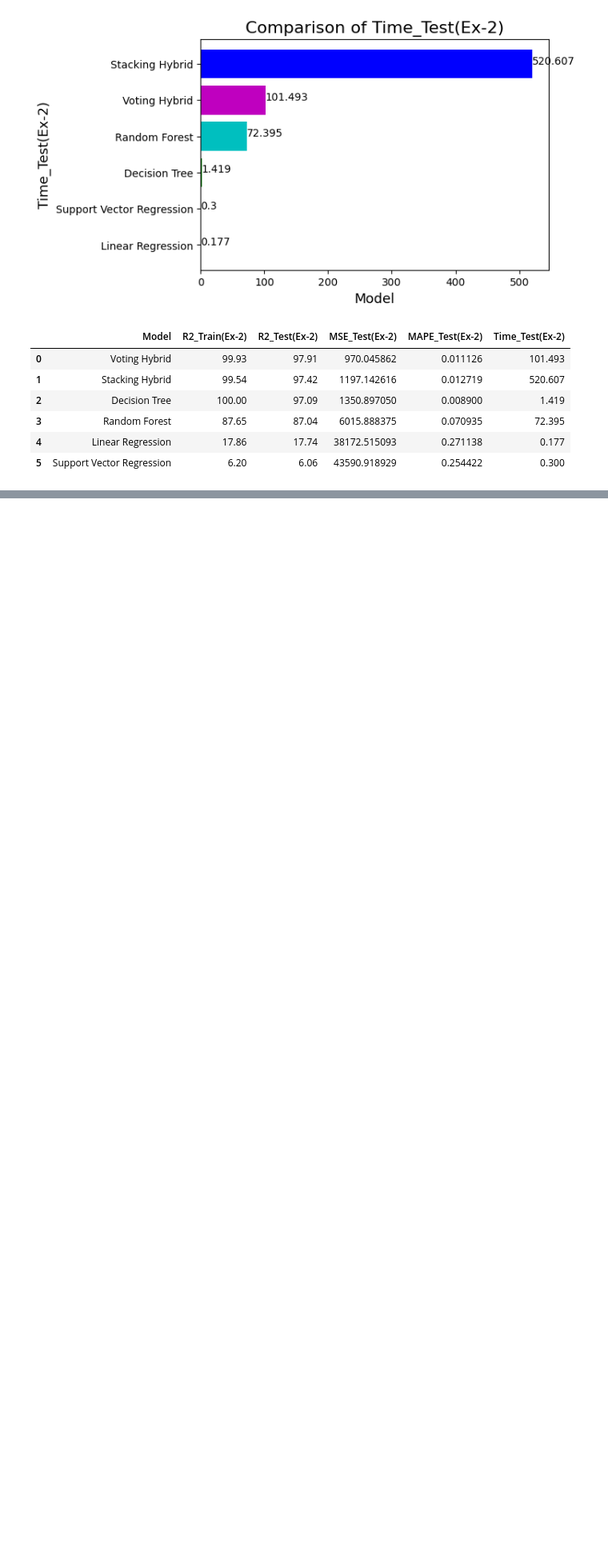
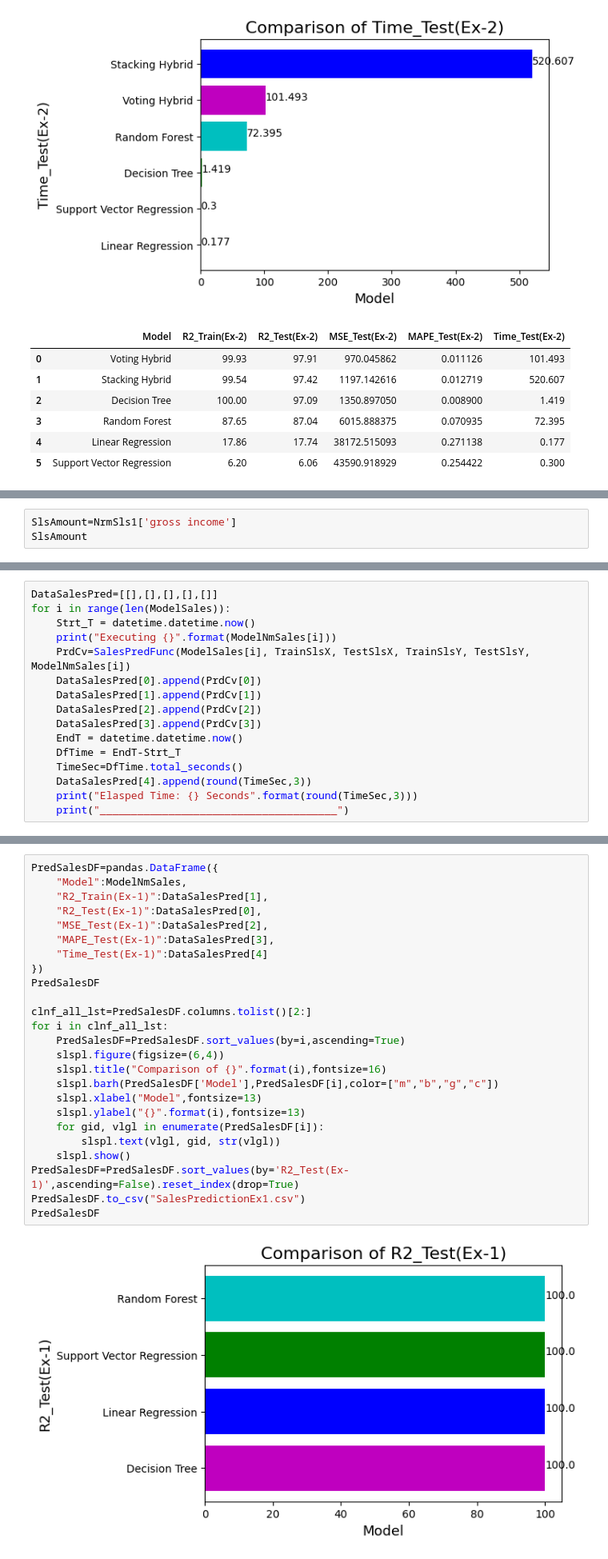
Before and after one commit to vasanthk99/Data_Science_Project, a Jupyter notebook: supermarket_sales_prediction_project.ipynb, the cells around one changed output, grey strips where cells are left out. Shown at 80% size. Drawn from its saved outputs; the diff is of its cells as text; blank space fills up the shorter version.

```diff
--- a/supermarket_sales_prediction_project.ipynb
+++ b/supermarket_sales_prediction_project.ipynb
@@ -797,0 +1074,3 @@ TestSlsX
+# %%
+SlsAmount=NrmSls1['gross income']
+SlsAmount
@@ -797,0 +1136,16 @@ TestSlsX
+# %%
+DataSalesPred=[[],[],[],[],[]]
+for i in range(len(ModelSales)):
+    Strt_T = datetime.datetime.now()
+    print("Executing {}".format(ModelNmSales[i]))
+    PrdCv=SalesPredFunc(ModelSales[i], TrainSlsX, TestSlsX, TrainSlsY, TestSlsY, ModelNmSales[i])
+    DataSalesPred[0].append(PrdCv[0])
+    DataSalesPred[1].append(PrdCv[1])
+    DataSalesPred[2].append(PrdCv[2])
+    DataSalesPred[3].append(PrdCv[3])
+    EndT = datetime.datetime.now()
+    DfTime = EndT-Strt_T
+    TimeSec=DfTime.total_seconds()
+    DataSalesPred[4].append(round(TimeSec,3))
+    print("Elasped Time: {} Seconds".format(round(TimeSec,3)))
+    print("______________________________________")
@@ -797,0 +1165,27 @@ TestSlsX
+# %%
+PredSalesDF=pandas.DataFrame({
+    "Model":ModelNmSales,
+    "R2_Train(Ex-1)":DataSalesPred[1],
+    "R2_Test(Ex-1)":DataSalesPred[0],
+    "MSE_Test(Ex-1)":DataSalesPred[2],
+    "MAPE_Test(Ex-1)":DataSalesPred[3],
+    "Time_Test(Ex-1)":DataSalesPred[4]
+})
+PredSalesDF
+
+clnf_all_lst=PredSalesDF.columns.tolist()[2:]
+for i in clnf_all_lst:
+    PredSalesDF=PredSalesDF.sort_values(by=i,ascending=True)
+    slspl.figure(figsize=(6,4))
+    slspl.title("Comparison of {}".format(i),fontsize=16)
+    slspl.barh(PredSalesDF['Model'],PredSalesDF[i],color=["m","b","g","c"])
+    slspl.xlabel("Model",fontsize=13)
+    slspl.ylabel("{}".format(i),fontsize=13)
+    for gid, vlgl in enumerate(PredSalesDF[i]):
+        slspl.text(vlgl, gid, str(vlgl))
+    slspl.show()
+PredSalesDF=PredSalesDF.sort_values(by='R2_Test(Ex-1)',ascending=False).reset_index(drop=True)
+PredSalesDF.to_csv("SalesPredictionEx1.csv")
+PredSalesDF
+# %% [output]
+[figure, added]
```
Also changed, not shown: parts of 28 cells of this notebook.
